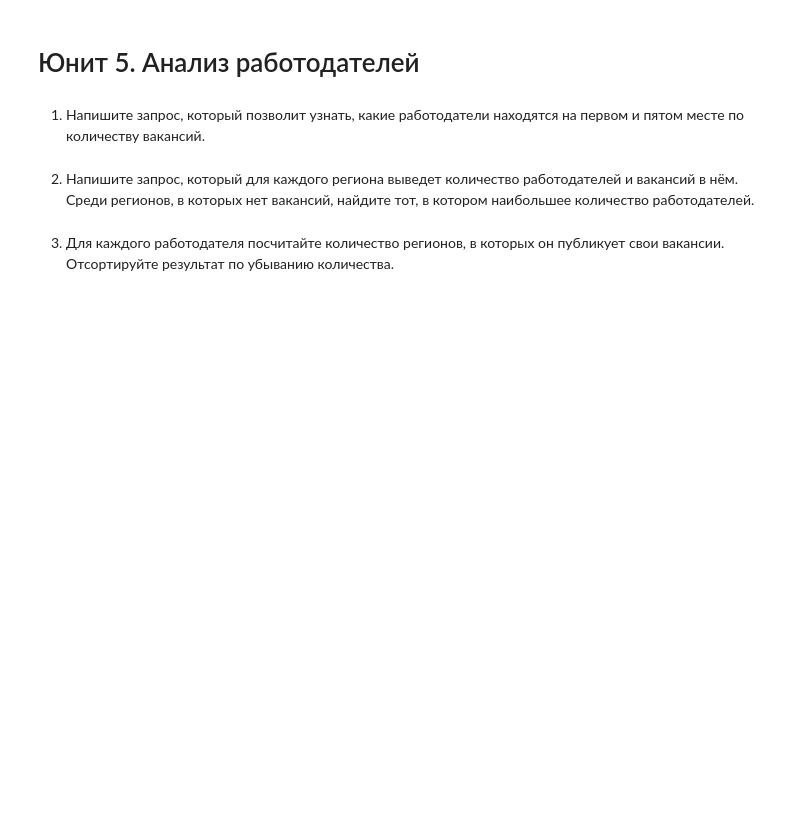
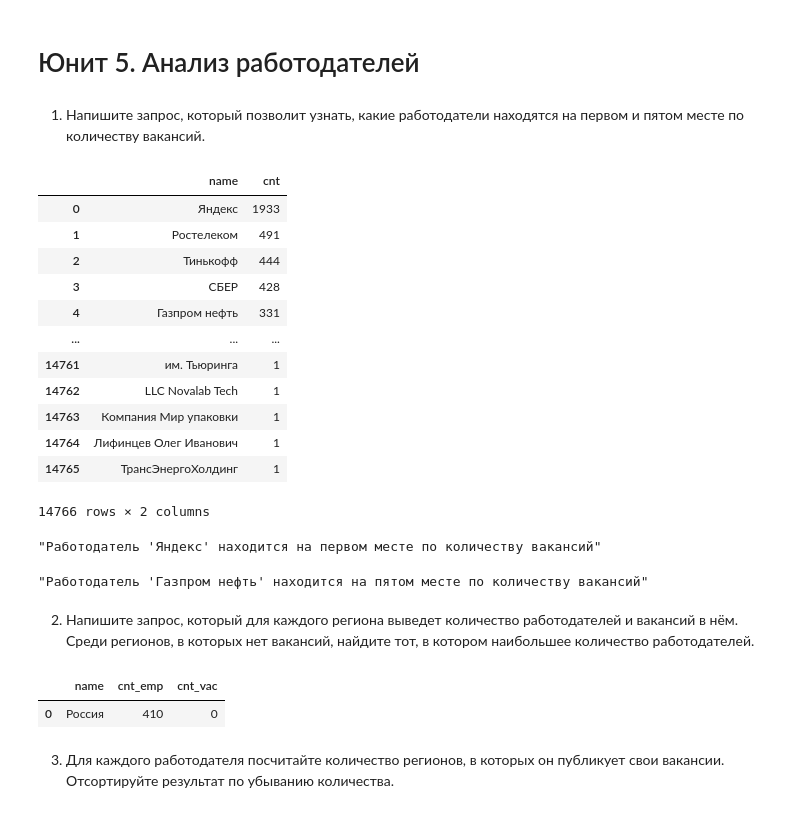
Before and after one commit to ret4ed/Sf_DS_game_1, a Jupyter notebook: Skillfactory/Project_2_Подгрузка новых данных. Уточнение анализа/Project_2.ipynb, the cells around one changed output. Saved outputs shown, nothing was run; the diff lists cells and outputs as text; code cells hidden in the pictures; blank space fills up the shorter version.

```diff
--- a/Skillfactory/Project_2_Подгрузка новых данных. Уточнение анализа/Project_2.ipynb
+++ b/Skillfactory/Project_2_Подгрузка новых данных. Уточнение анализа/Project_2.ipynb
@@ -90,8 +262,43 @@ query_3_1 = f'''
 1. Напишите запрос, который позволит узнать, какие работодатели находятся на первом и пятом месте по количеству вакансий.
 # %%
 # текст запроса
+
+#Ищем и сортируем работодателей по количеству вакансий
+query_5_1 = f'''SELECT e.name,
+                COUNT(v.id) cnt
+                FROM public.employers e
+                JOIN public.vacancies v ON e.id = v.employer_id
+                GROUP BY e.name
+                ORDER BY cnt DESC
+'''
 # %%
 # результат запроса
+
+#Выводим результат запроса
+query_5_1 = pd.read_sql_query(query_5_1, connection)
+display(query_5_1)
+
+#Ответ на вопрос задания 5.1
+name_1 = query_5_1['name'][0]
+name_2 = query_5_1['name'][4]
+display(f"Работодатель '{name_1}' находится на первом месте по количеству вакансий")
+display(f"Работодатель '{name_2}' находится на пятом месте по количеству вакансий")
+# %% [output]
+|  | name | cnt |
+| 0 | Яндекс | 1933 |
+| 1 | Ростелеком | 491 |
+| 2 | Тинькофф | 444 |
+| 3 | СБЕР | 428 |
+| 4 | Газпром нефть | 331 |
+| ... | ... | ... |
+| 14761 | им. Тьюринга | 1 |
+| 14762 | LLC Novalab Tech | 1 |
+| 14763 | Компания Мир упаковки | 1 |
+| 14764 | Лифинцев Олег Иванович | 1 |
+| 14765 | ТрансЭнергоХолдинг | 1 |
+14766 rows × 2 columns
+"Работодатель 'Яндекс' находится на первом месте по количеству вакансий"
+"Работодатель 'Газпром нефть' находится на пятом месте по количеству вакансий"
 # %% [markdown]
 2. Напишите запрос, который для каждого региона выведет количество работодателей и вакансий в нём.
 Среди регионов, в которых нет вакансий, найдите тот, в котором наибольшее количество работодателей.
@@ -100,5 +320,12 @@ query_3_1 = f'''
 # %%
 # результат запроса
+
+#Выводим результат запроса
+query_5_2 = pd.read_sql_query(query_5_2, connection)
+display(query_5_2)
+# %% [output]
+|  | name | cnt_emp | cnt_vac |
+| 0 | Россия | 410 | 0 |
 # %% [markdown]
 3. Для каждого работодателя посчитайте количество регионов, в которых он публикует свои вакансии. Отсортируйте результат по убыванию количества.
 # %%
```
Also changed, not shown: parts of 76 cells of this notebook, 1 other file.
